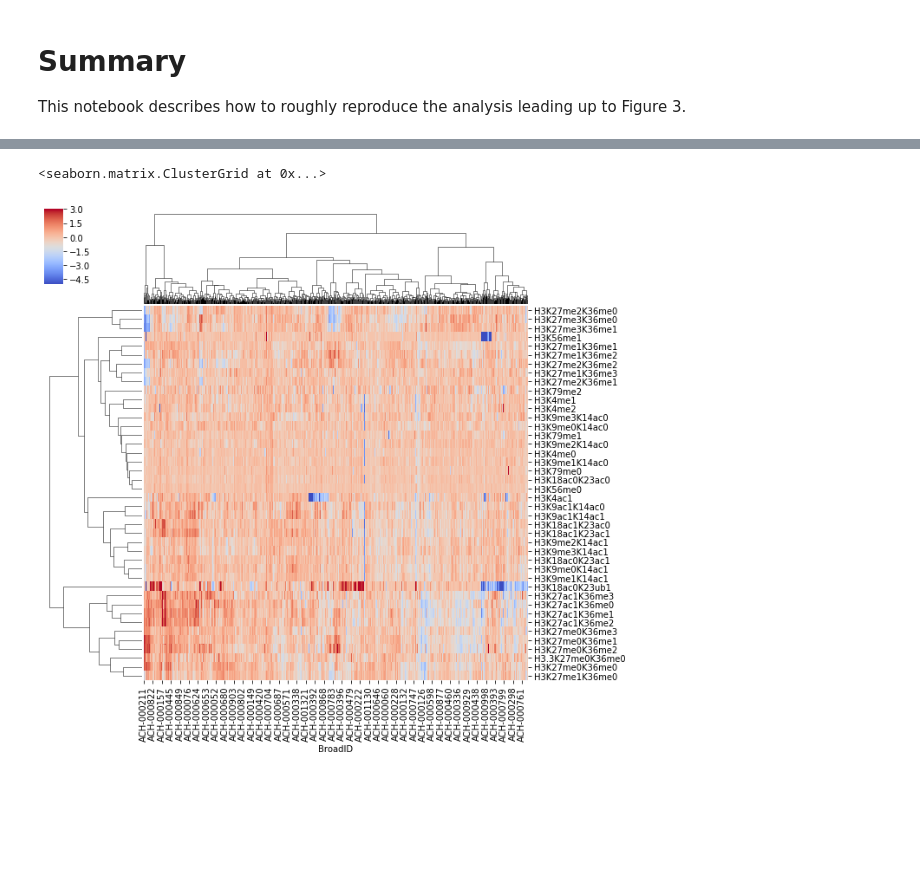
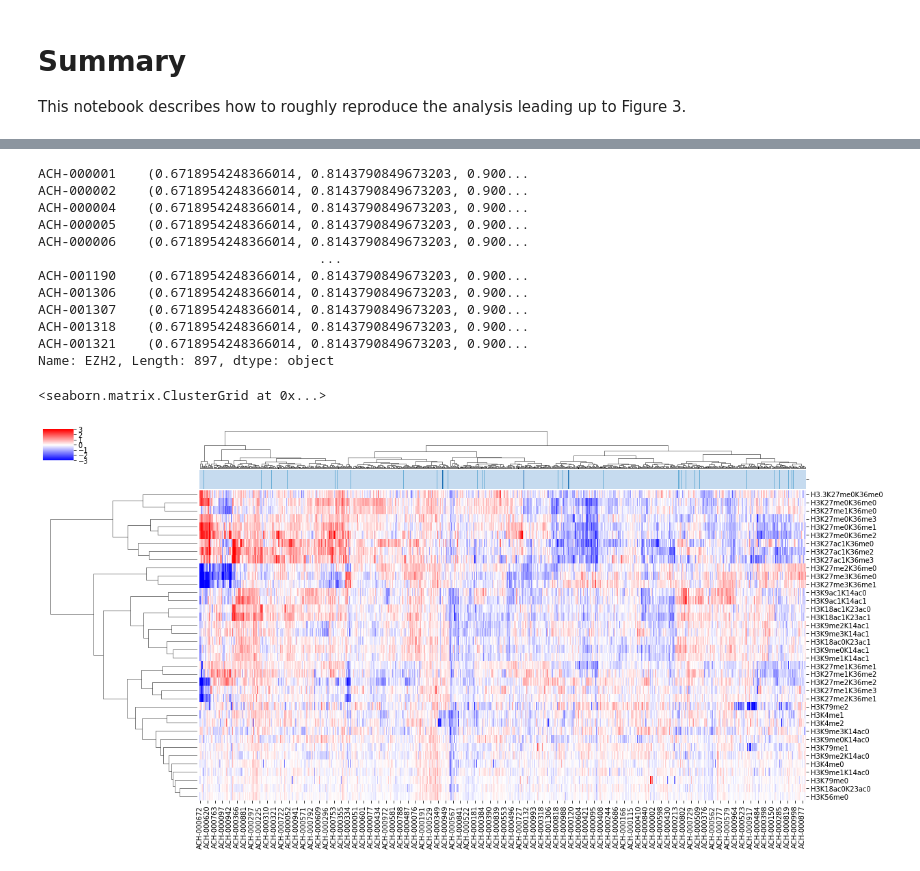
Before and after one commit to kevinhu/ccle-2019-analysis, a Jupyter notebook: notebooks/figure3_chromatin-profiling.ipynb, the cells around one changed output, grey strips where cells are left out. Cells and saved outputs as stored; diff of their text form; code cells hidden in the pictures; blank space fills up the shorter version.

```diff
--- a/notebooks/figure3_chromatin-profiling.ipynb
+++ b/notebooks/figure3_chromatin-profiling.ipynb
@@ -28,0 +28,4 @@ chromatin_profiling = pd.read_hdf("../data/CCLE_GlobalChromatinProfiling_2018113
+# %%
+chromatin_profiling = chromatin_profiling.dropna(axis=1,thresh=875)
+# %%
+muts_align, chromatin_align = hs_muts.align(chromatin_profiling,axis=0,join="inner")
@@ -29,5 +59,33 @@ chromatin_profiling = pd.read_hdf("../data/CCLE_GlobalChromatinProfiling_2018113
+# %%
+col_colors = muts_align["EZH2"]
+
+subtype_palette = sns.color_palette(
+    "Blues", len(col_colors.unique()))
+subtype_color_map = dict(
+    zip(col_colors.unique(), subtype_palette))
+subtype_colors = col_colors.map(subtype_color_map)
+
+subtype_colors
+# %% [output]
+ACH-000001    (0.6718954248366014, 0.8143790849673203, 0.900...
+ACH-000002    (0.6718954248366014, 0.8143790849673203, 0.900...
+ACH-000004    (0.6718954248366014, 0.8143790849673203, 0.900...
+ACH-000005    (0.6718954248366014, 0.8143790849673203, 0.900...
+ACH-000006    (0.6718954248366014, 0.8143790849673203, 0.900...
+                                    ...
+ACH-001190    (0.6718954248366014, 0.8143790849673203, 0.900...
+ACH-001306    (0.6718954248366014, 0.8143790849673203, 0.900...
+ACH-001307    (0.6718954248366014, 0.8143790849673203, 0.900...
+ACH-001318    (0.6718954248366014, 0.8143790849673203, 0.900...
+ACH-001321    (0.6718954248366014, 0.8143790849673203, 0.900...
+Name: EZH2, Length: 897, dtype: object
 # %%
-sns.clustermap(chromatin_profiling.fillna(0).clip(-5,3).T,method="ward",cmap="coolwarm")
+sns.clustermap(chromatin_align.fillna(chromatin_align.mean()).clip(-3,3).T,
+               method="ward",
+               cmap="bwr",
+               col_colors=subtype_colors,
+               figsize=(20,10)
+              )
 # %% [output]
 <seaborn.matrix.ClusterGrid at 0x...>
-[figure, old version]
+[figure, new version]
```
Also changed, not shown: parts of 4 cells of this notebook.
